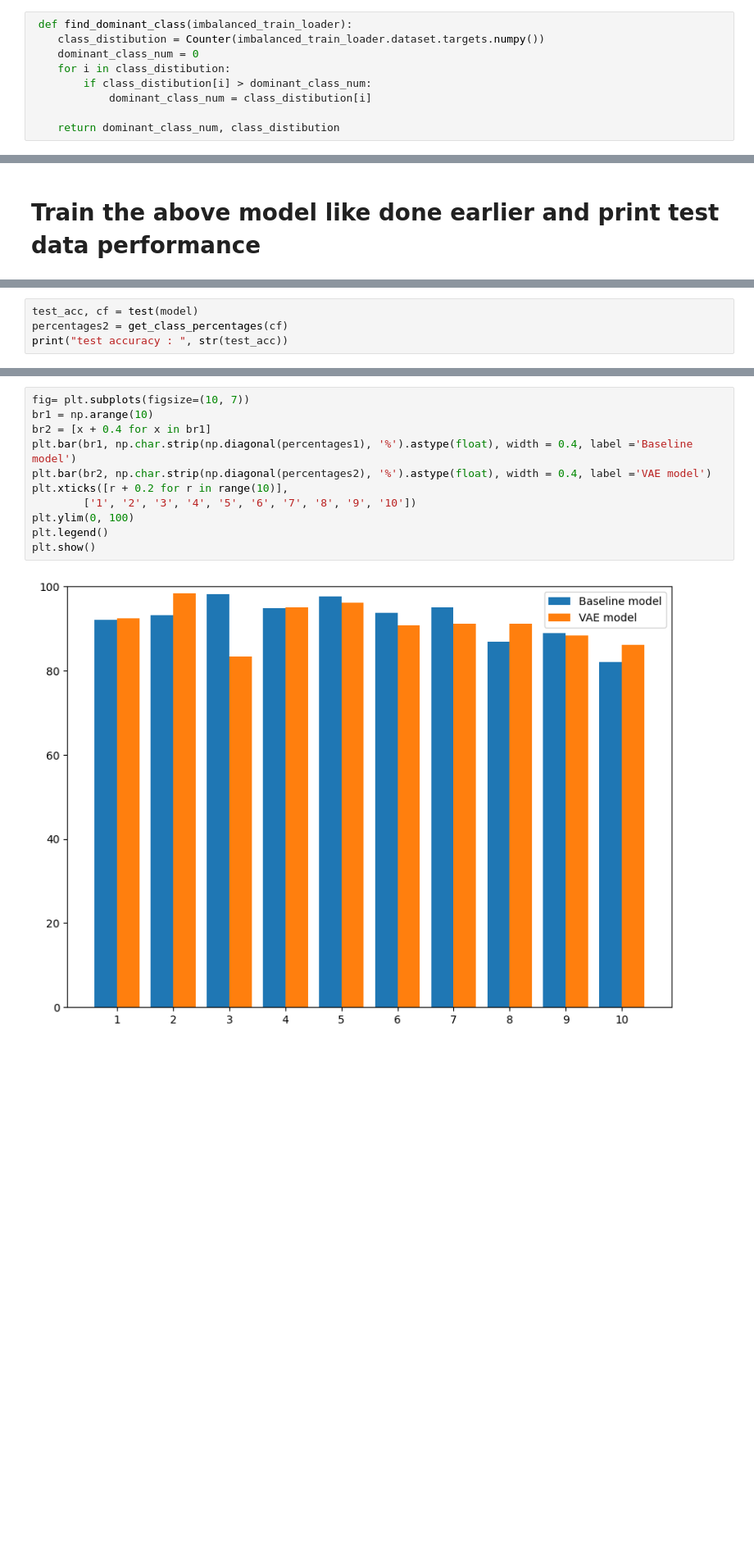
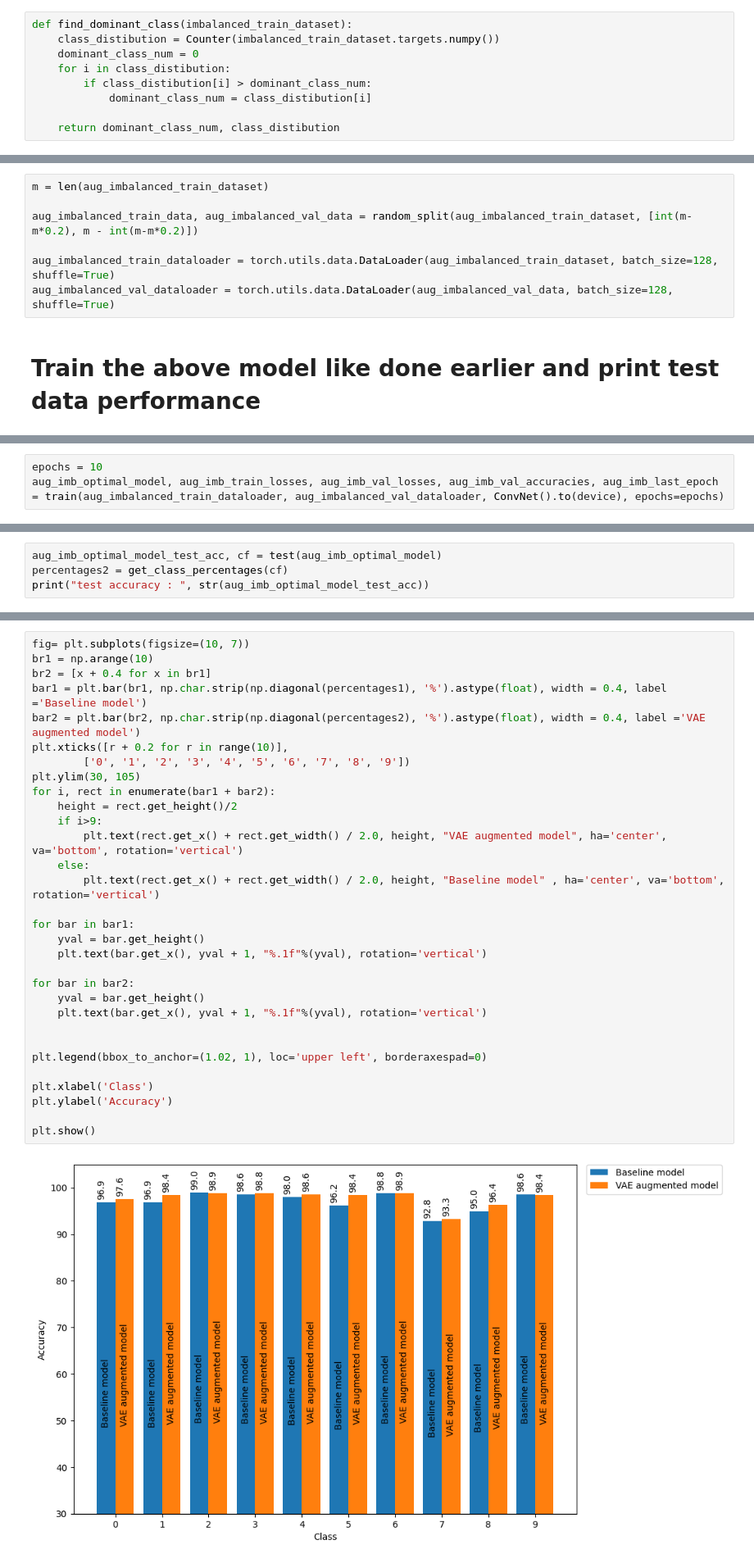
Before and after one commit to PacktPublishing/Machine-Learning-for-Imbalanced-Data, a Jupyter notebook: chapter07/VAE_MNIST.ipynb, the cells around one changed output, grey strips where cells are left out. Shown at 82% size. Saved outputs shown, nothing was run; the diff lists cells and outputs as text; blank space fills up the shorter version.

```diff
--- a/chapter07/VAE_MNIST.ipynb
+++ b/chapter07/VAE_MNIST.ipynb
@@ -548,8 +610,8 @@ Counter({7: 5639, 1: 5154, 9: 3714, 5: 3453, 0: 2963, 6: 2932, 8: 2697, 4: 1785,
 # %% [markdown]
 # Finding Dominant Class in Imbalanced Dataset
 # %%
- def find_dominant_class(imbalanced_train_loader):
-    class_distibution = Counter(imbalanced_train_loader.dataset.targets.numpy())
+def find_dominant_class(imbalanced_train_dataset):
+    class_distibution = Counter(imbalanced_train_dataset.targets.numpy())
     dominant_class_num = 0
     for i in class_distibution:
         if class_distibution[i] > dominant_class_num:
@@ -631,3 +693,10 @@ Counter({5: 5639, 0: 5639, 1: 5639, 9: 5639, 3: 5639, 6: 5639, 7: 5639, 8: 5639,
 [figure]
+# %%
+m = len(aug_imbalanced_train_dataset)
+
+aug_imbalanced_train_data, aug_imbalanced_val_data = random_split(aug_imbalanced_train_dataset, [int(m-m*0.2), m - int(m-m*0.2)])
+
+aug_imbalanced_train_dataloader = torch.utils.data.DataLoader(aug_imbalanced_train_dataset, batch_size=128, shuffle=True)
+aug_imbalanced_val_dataloader = torch.utils.data.DataLoader(aug_imbalanced_val_data, batch_size=128, shuffle=True)
 # %% [markdown]
 # Train the above model like done earlier and print test data performance
@@ -653,0 +703,3 @@ epoch: 0 [440/441 (100%)]        training loss: 0.622526
+# %%
+epochs = 10
+aug_imb_optimal_model, aug_imb_train_losses, aug_imb_val_losses, aug_imb_val_accuracies, aug_imb_last_epoch = train(aug_imbalanced_train_dataloader, aug_imbalanced_val_dataloader, ConvNet().to(device), epochs=epochs)
@@ -654,5 +743,5 @@ epoch: 0 [440/441 (100%)]        training loss: 0.622526
 # %%
-test_acc, cf = test(model)
+aug_imb_optimal_model_test_acc, cf = test(aug_imb_optimal_model)
 percentages2 = get_class_percentages(cf)
-print("test accuracy : ", str(test_acc))
+print("test accuracy : ", str(aug_imb_optimal_model_test_acc))
 # %% [output]
@@ -662,13 +781,33 @@ test accuracy :  91.13
 # %%
 fig= plt.subplots(figsize=(10, 7))
 br1 = np.arange(10)
 br2 = [x + 0.4 for x in br1]
-plt.bar(br1, np.char.strip(np.diagonal(percentages1), '%').astype(float), width = 0.4, label ='Baseline model')
-plt.bar(br2, np.char.strip(np.diagonal(percentages2), '%').astype(float), width = 0.4, label ='VAE model')
+bar1 = plt.bar(br1, np.char.strip(np.diagonal(percentages1), '%').astype(float), width = 0.4, label ='Baseline model')
+bar2 = plt.bar(br2, np.char.strip(np.diagonal(percentages2), '%').astype(float), width = 0.4, label ='VAE augmented model')
 plt.xticks([r + 0.2 for r in range(10)],
-        ['1', '2', '3', '4', '5', '6', '7', '8', '9', '10'])
-plt.ylim(0, 100)
-plt.legend()
+        ['0', '1', '2', '3', '4', '5', '6', '7', '8', '9'])
+plt.ylim(30, 105)
+for i, rect in enumerate(bar1 + bar2):
+    height = rect.get_height()/2
+    if i>9:
+        plt.text(rect.get_x() + rect.get_width() / 2.0, height, "VAE augmented model", ha='center', va='bottom', rotation='vertical')
+    else:
+        plt.text(rect.get_x() + rect.get_width() / 2.0, height, "Baseline model" , ha='center', va='bottom', rotation='vertical')
+
+for bar in bar1:
+    yval = bar.get_height()
+    plt.text(bar.get_x(), yval + 1, "%.1f"%(yval), rotation='vertical')
+
+for bar in bar2:
+    yval = bar.get_height()
+    plt.text(bar.get_x(), yval + 1, "%.1f"%(yval), rotation='vertical')
+
+
+plt.legend(bbox_to_anchor=(1.02, 1), loc='upper left', borderaxespad=0)
+
+plt.xlabel('Class')
+plt.ylabel('Accuracy')
+
 plt.show()
 # %% [output]
-[figure, old version]
+[figure, new version]
```
Also changed, not shown: parts of 36 cells of this notebook.
